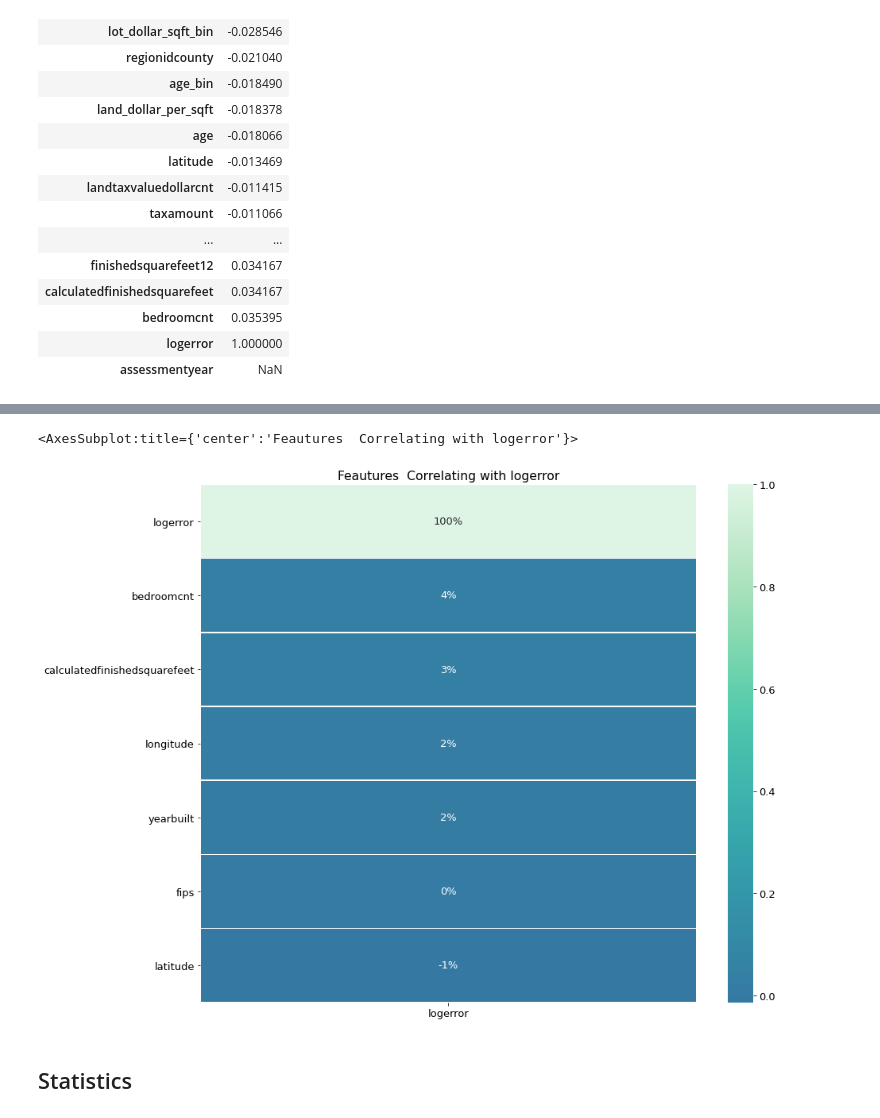
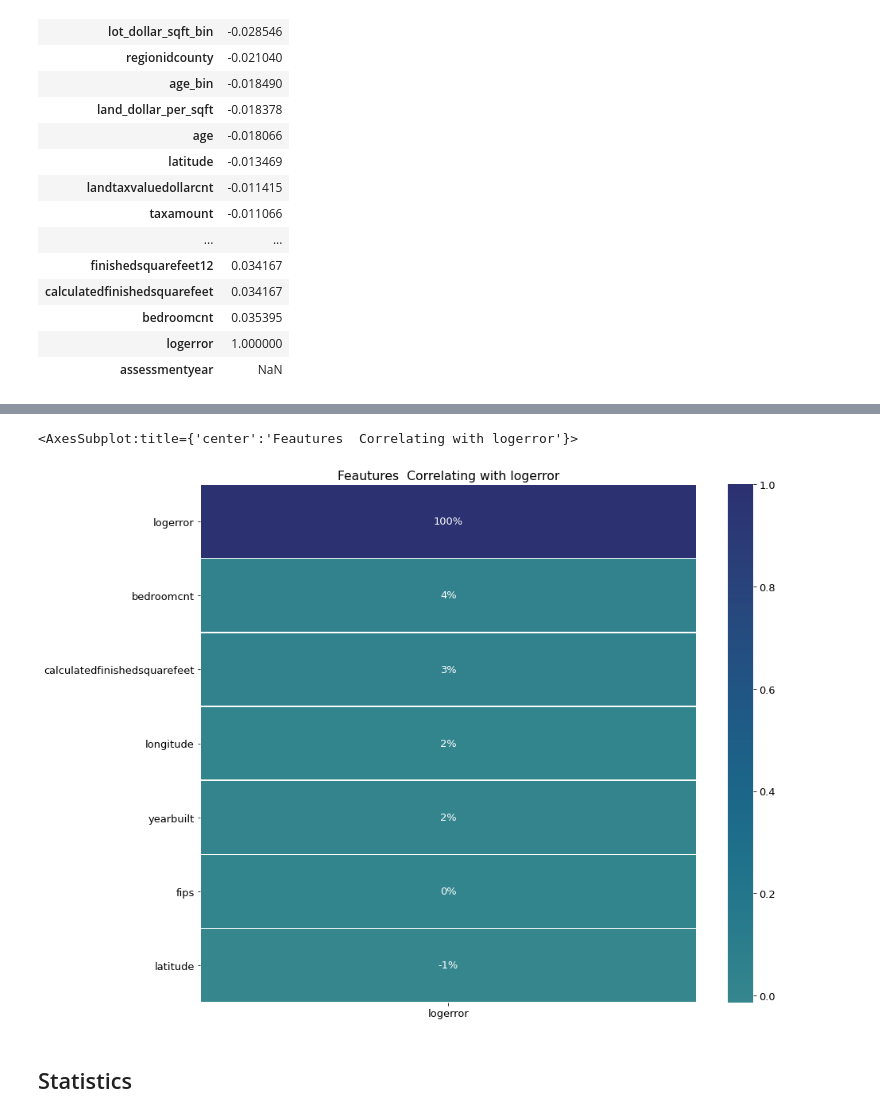
Before and after one commit to LinhQuach13/zillow_clustering_project, a Jupyter notebook: zillow_workbook.ipynb, the cells around one changed output, grey strips where cells are left out. Cells and saved outputs as stored; diff of their text form; code cells hidden in the pictures.

```diff
--- a/zillow_workbook.ipynb
+++ b/zillow_workbook.ipynb
@@ -444,9 +456,10 @@ prepare.get_heatmap(col_list2, 'logerror')
 col_list3= train[['logerror', 'latitude', 'longitude', 'calculatedfinishedsquarefeet', 'bedroomcnt', 'yearbuilt', 'fips']]
-# %%
-prepare.get_heatmap(col_list3, 'logerror')
-# %% [output]
-<AxesSubplot:title={'center':'Feautures  Correlating with logerror'}>
-[figure, removed]
+# %%
+#Looking at correlation heatmap of third set of features
+get_heatmap(col_list3, 'logerror', color= 'crest')
+# %% [output]
+<AxesSubplot:title={'center':'Feautures  Correlating with logerror'}>
+[figure, added]
 # %% [markdown]
 ## Statistics
 # %%
```
Also changed, not shown: parts of 44 cells of this notebook.
